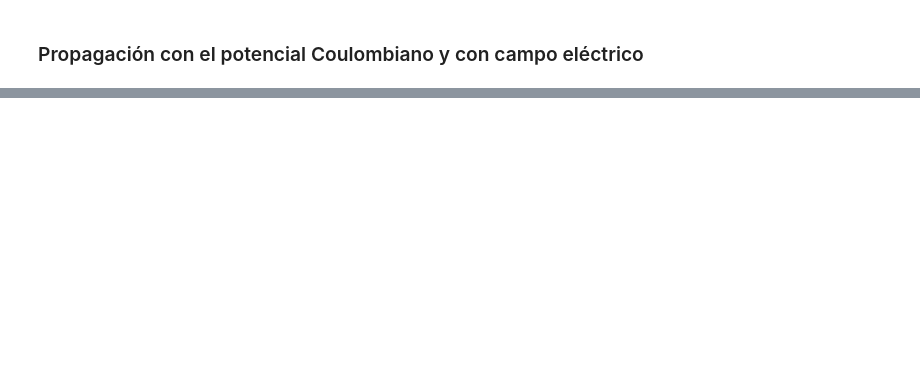
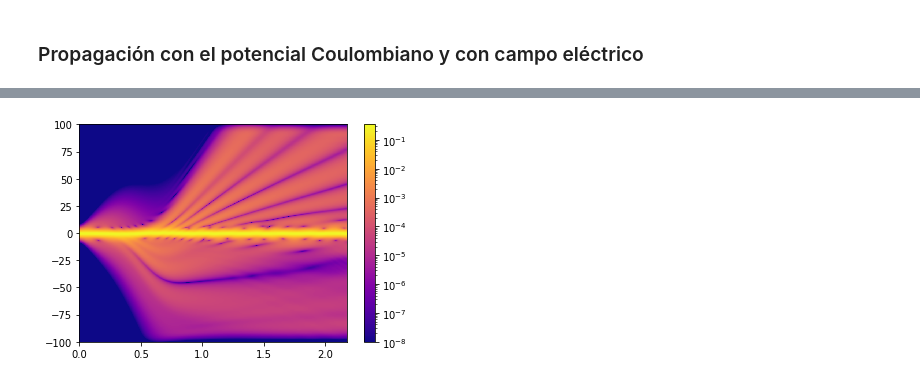
Before and after one commit to rmhsik/TFG, a Jupyter notebook: tfg/Main.ipynb, the cells around one changed output, grey strips where cells are left out. Cells and saved outputs as stored; diff of their text form; code cells hidden in the pictures; blank space fills up the shorter version.

```diff
--- a/tfg/Main.ipynb
+++ b/tfg/Main.ipynb
@@ -24,7 +26,7 @@ a = 1.0 #Paramentro que define el ancho de la función gaussiana
 x0 = 0.0  #Centro de la función gaussiana a tiempo 0
 psi = np.exp(-(x-x0)**2/(2*a**2)) #Funcíón Gaussiana
 C = integrate.simps(np.conjugate(psi)*psi,x) #Constante de normalización
-psin = psi/np.sqrt(1) #Normalizamos la función de onda
+psin = psi.astype(complex)/np.sqrt(1) #Normalizamos la función de onda
 t,dt = np.linspace(0,240,Nt,retstep=True) #Mallado temporal equiespaciado
 # %% [markdown]
 <h3> Absorbing boundary condition
@@ -416,3 +419,5 @@ dt
+# %%
+t,dt = np.linspace(0,240,Nt,retstep=True) #Mallado temporal equiespaciado
 # %%
 %%time
 fig = plt.figure();
@@ -526,7 +530,7 @@ fig = plt.figure();
 ax = fig.add_subplot(111);
 c = ax.pcolormesh(t/110,x,np.transpose(PMatrix),cmap='plasma',norm=colors.LogNorm(vmin=1E-8,vmax=PMatrix.max()))
 fig.colorbar(c, ax=ax)
-ax.plot(t/110,H.A)
+#ax.plot(t/110,H.A)
 #ax.set_yscale('log')
 #ax.set_ylim(-10,10)
 plt.show()
@@ -536,3 +538,4 @@ plt.show()
+[figure, added]
 # %%
 PMatrix.max()
 # %% [output]
```
Also changed, not shown: parts of 19 cells of this notebook, 12 other files.
